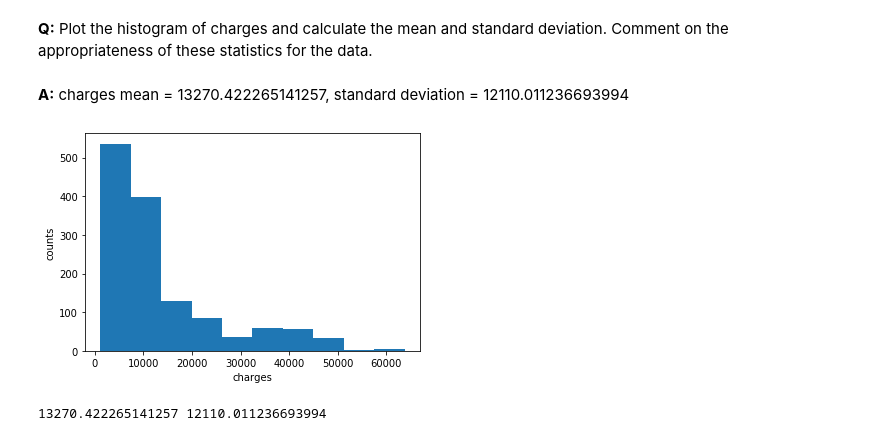
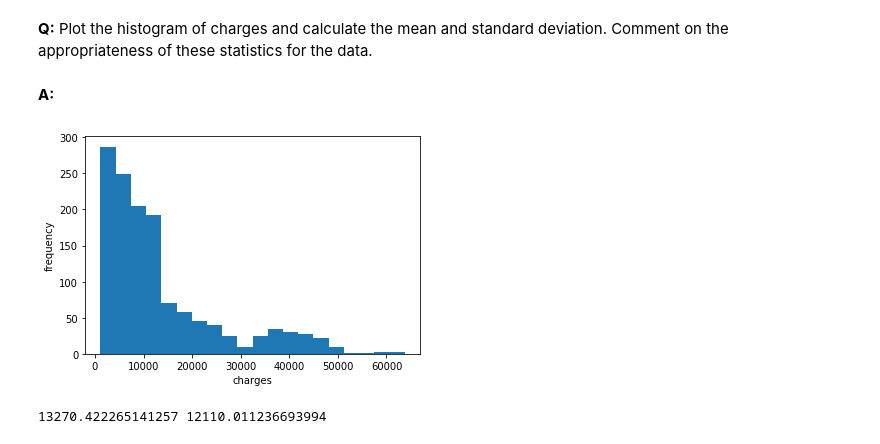
Before and after one commit to willjdew/inferential_statistics_1, a Jupyter notebook: inferential_statistics_1b-Q6.25.ipynb, the cells around one changed output. Cells and saved outputs as stored; diff of their text form; code cells hidden in the pictures.

```diff
--- a/inferential_statistics_1b-Q6.25.ipynb
+++ b/inferential_statistics_1b-Q6.25.ipynb
@@ -58,14 +58,14 @@ medical.head()
 | 4 | 32 | 1 | 28.880 | 0 | 0 | 1 | 3866.85520 | 1 |
 # %% [markdown]
 __Q:__ Plot the histogram of charges and calculate the mean and standard deviation. Comment on the appropriateness of these statistics for the data.
-# %% [markdown]
-__A:__ charges mean = 13270.422265141257, standard deviation = 12110.011236693994
+# %% [markdown]
+__A:__
 # %%
-_ = plt.hist(medical.charges)
+_ = plt.hist(medical.charges, bins=20)
 _ = plt.xlabel('charges')
-_ = plt.ylabel('counts')
+_ = plt.ylabel('frequency')
 # %% [output]
-[figure, old version]
+[figure, new version]
 # %%
 charges_mean = medical.charges.mean()
 charges_std = medical.charges.std()
```
Also changed, not shown: parts of 8 cells of this notebook, 1 other file.
